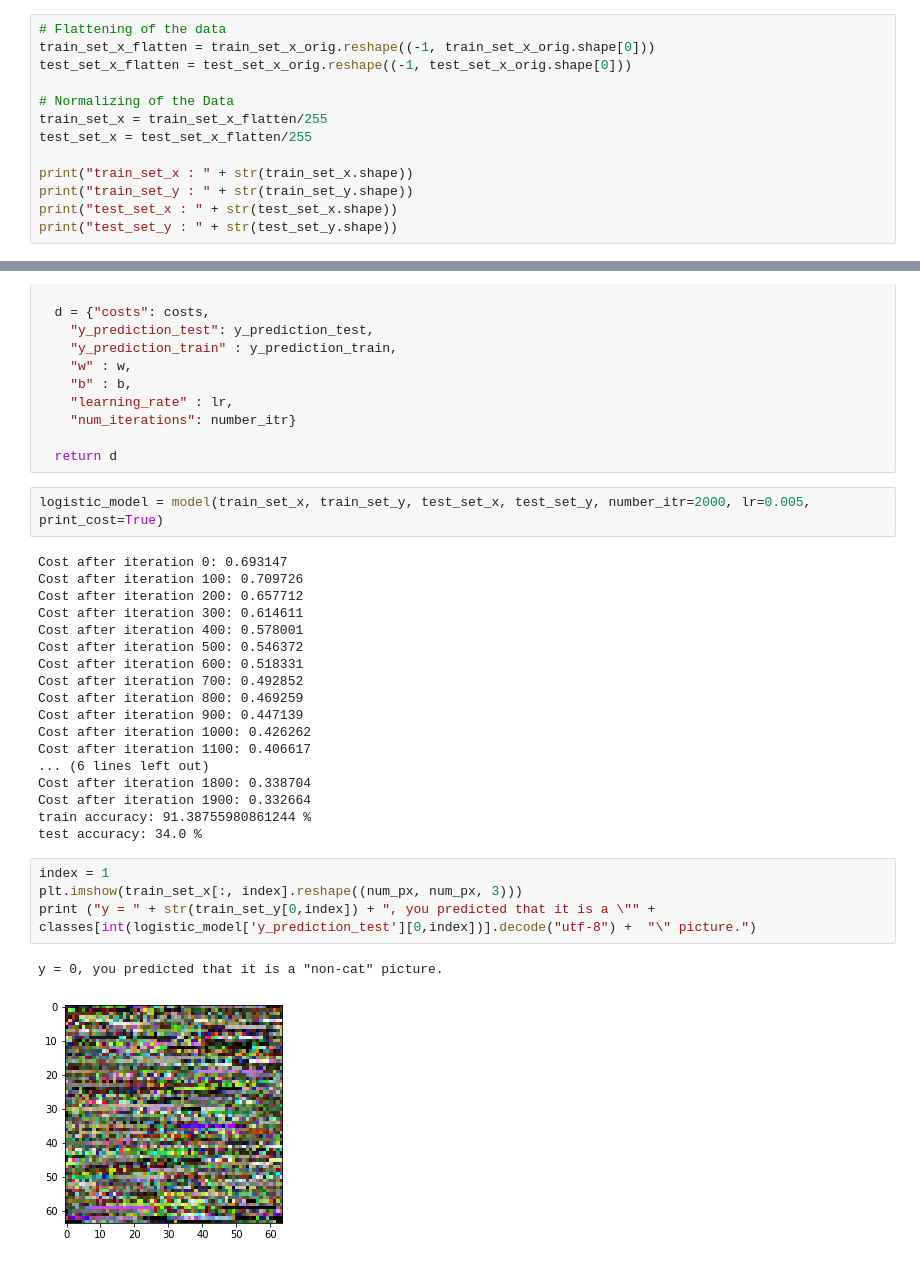
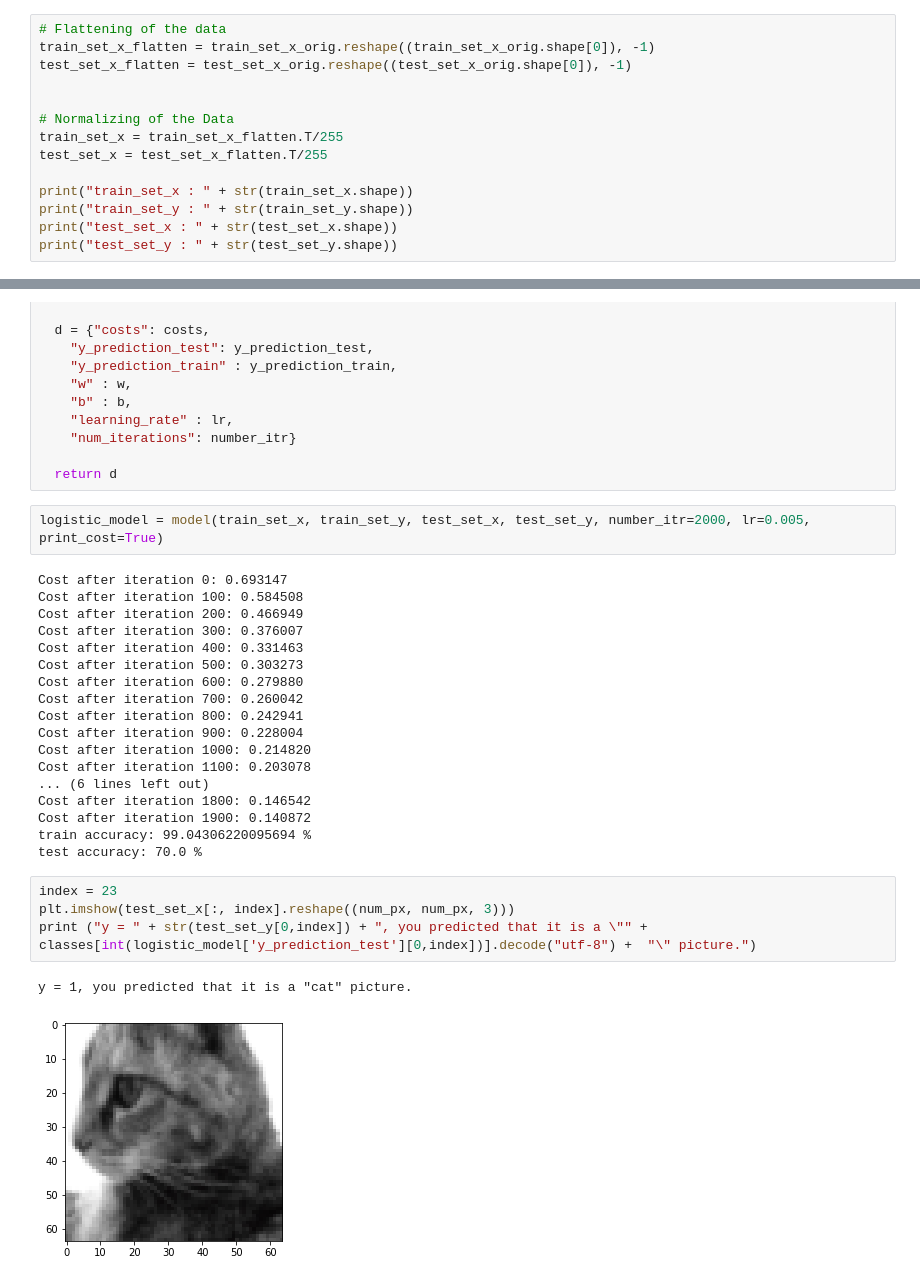
Before and after one commit to shivam003a/DeepLearning, a Jupyter notebook: Logistic_Regression.ipynb, the cells around one changed output, grey strips where cells are left out. Cells and saved outputs as stored; diff of their text form.

```diff
--- a/Logistic_Regression.ipynb
+++ b/Logistic_Regression.ipynb
@@ -57,12 +57,13 @@ test_set_y shape: (1, 50)
 **3. Pre-processing of the data**
 # %%
 # Flattening of the data
-train_set_x_flatten = train_set_x_orig.reshape((-1, train_set_x_orig.shape[0]))
-test_set_x_flatten = test_set_x_orig.reshape((-1, test_set_x_orig.shape[0]))
+train_set_x_flatten = train_set_x_orig.reshape((train_set_x_orig.shape[0]), -1)
+test_set_x_flatten = test_set_x_orig.reshape((test_set_x_orig.shape[0]), -1)
+
 
 # Normalizing of the Data
-train_set_x = train_set_x_flatten/255
-test_set_x = test_set_x_flatten/255
+train_set_x = train_set_x_flatten.T/255
+test_set_x = test_set_x_flatten.T/255
 
 print("train_set_x : " + str(train_set_x.shape))
 print("train_set_y : " + str(train_set_y.shape))
@@ -177,26 +184,26 @@ def model(x_train, y_train, x_test, y_test, number_itr, lr, print_cost=False):
 logistic_model = model(train_set_x, train_set_y, test_set_x, test_set_y, number_itr=2000, lr=0.005, print_cost=True)
 # %% [output]
 Cost after iteration 0: 0.693147
-Cost after iteration 100: 0.709726
-Cost after iteration 200: 0.657712
-Cost after iteration 300: 0.614611
-Cost after iteration 400: 0.578001
-Cost after iteration 500: 0.546372
-Cost after iteration 600: 0.518331
-Cost after iteration 700: 0.492852
-Cost after iteration 800: 0.469259
-Cost after iteration 900: 0.447139
-Cost after iteration 1000: 0.426262
-Cost after iteration 1100: 0.406617
+Cost after iteration 100: 0.584508
+Cost after iteration 200: 0.466949
+Cost after iteration 300: 0.376007
+Cost after iteration 400: 0.331463
+Cost after iteration 500: 0.303273
+Cost after iteration 600: 0.279880
+Cost after iteration 700: 0.260042
+Cost after iteration 800: 0.242941
+Cost after iteration 900: 0.228004
+Cost after iteration 1000: 0.214820
+Cost after iteration 1100: 0.203078
 ... (6 lines left out)
-Cost after iteration 1800: 0.338704
-Cost after iteration 1900: 0.332664
-train accuracy: 91.38755980861244 %
-test accuracy: 34.0 %
+Cost after iteration 1800: 0.146542
+Cost after iteration 1900: 0.140872
+train accuracy: 99.04306220095694 %
+test accuracy: 70.0 %
 # %%
-index = 1
-plt.imshow(train_set_x[:, index].reshape((num_px, num_px, 3)))
-print ("y = " + str(train_set_y[0,index]) + ", you predicted that it is a \"" + classes[int(logistic_model['y_prediction_test'][0,index])].decode("utf-8") +  "\" picture.")
+index = 23
+plt.imshow(test_set_x[:, index].reshape((num_px, num_px, 3)))
+print ("y = " + str(test_set_y[0,index]) + ", you predicted that it is a \"" + classes[int(logistic_model['y_prediction_test'][0,index])].decode("utf-8") +  "\" picture.")
 # %% [output]
-y = 0, you predicted that it is a "non-cat" picture.
+y = 1, you predicted that it is a "cat" picture.
-[figure, old version]
+[figure, new version]
```
Also changed, not shown: parts of 1 cell of this notebook.
